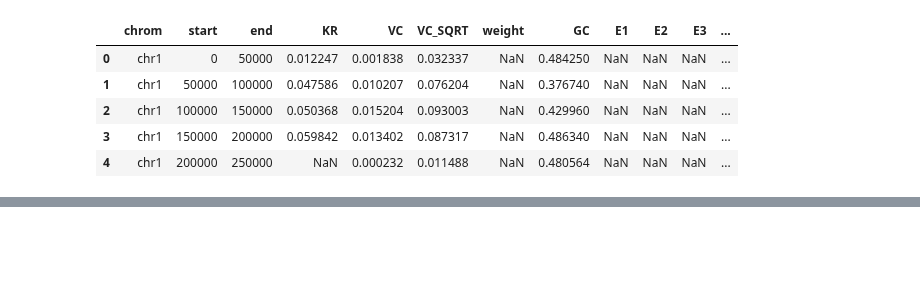
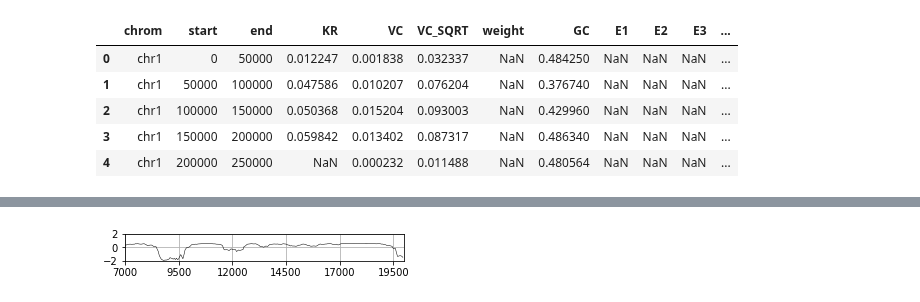
Before and after one commit to luisdiaz1997/HMM3P, a Jupyter notebook: notebooks/Figure1 - plotmap.ipynb, the cells around one changed output, grey strips where cells are left out. Saved outputs shown, nothing was run; the diff lists cells and outputs as text; code cells hidden in the pictures; blank space fills up the shorter version.

```diff
--- a/notebooks/Figure1 - plotmap.ipynb
+++ b/notebooks/Figure1 - plotmap.ipynb
@@ -12 +1,24 @@ cooler_file = '/pollard/data/wynton/consortia/4DN/rao2014/GM12878/4DNFIXP4QG5B.m
+# %%
+import os
+import pandas as pd
+import numpy as np
+import cooler
+import bioframe as bf
+
+import matplotlib
+import matplotlib.pyplot as plt
+from matplotlib import rc
+import matplotlib.gridspec as gridspec
+import matplotlib.patches as mpatches
+
+figure_width = 5
+matplotlib.rcParams['font.size'] = 10
+saveFigs = False
+if saveFigs == True:
+    figure_path = '../figs/figure1/'
+    os.makedirs(figure_path, exist_ok=True)
+    # to save inkscape-friendly svgs
+    new_rc_params = {'text.usetex': False,
+                     "svg.fonttype": 'none'}
+    matplotlib.rcParams.update(new_rc_params)
 # %%
@@ -83 +104,18 @@ plot_track(hmm_track, chrom, start, end, annotation_type, pallete)
+# %%
+plt.figure(figsize=(figure_width, figure_width/10))
+e1 = bf.select(hmm_track, region1)['E1'].values
+plt.plot(e1,color=[0,0,0],lw=.5)
+plt.ylim([-2,2])
+plt.grid(True)
+plt.yticks([-2,0,2])
+xmax = len(e1)
+plt.xlim([0, (xmax)])
+ax = plt.gca()
+chrm1, start1, end1 = bf.parse_region(region1)
+xticklabels = ((ax.xaxis.get_ticklocs()*res/1e3)+(start1)/1e3).astype(int)
+ax.xaxis.set_ticklabels(xticklabels);
+if saveFigs:
+    plt.savefig(figure_path+'e1_'+region1.replace(',','')+'.svg')
+# %% [output]
+[figure, added]
 # %%
```
Also changed, not shown: parts of 21 cells of this notebook.
